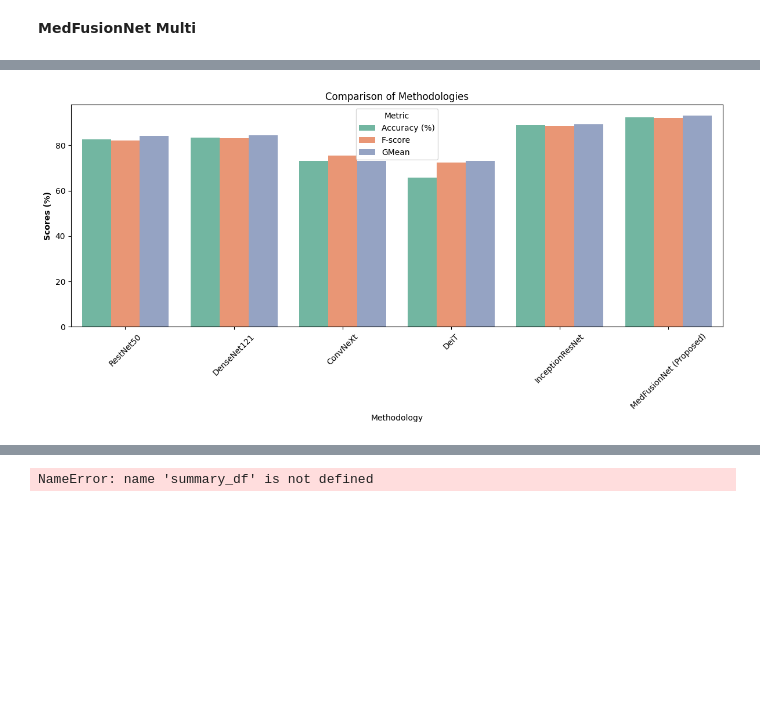
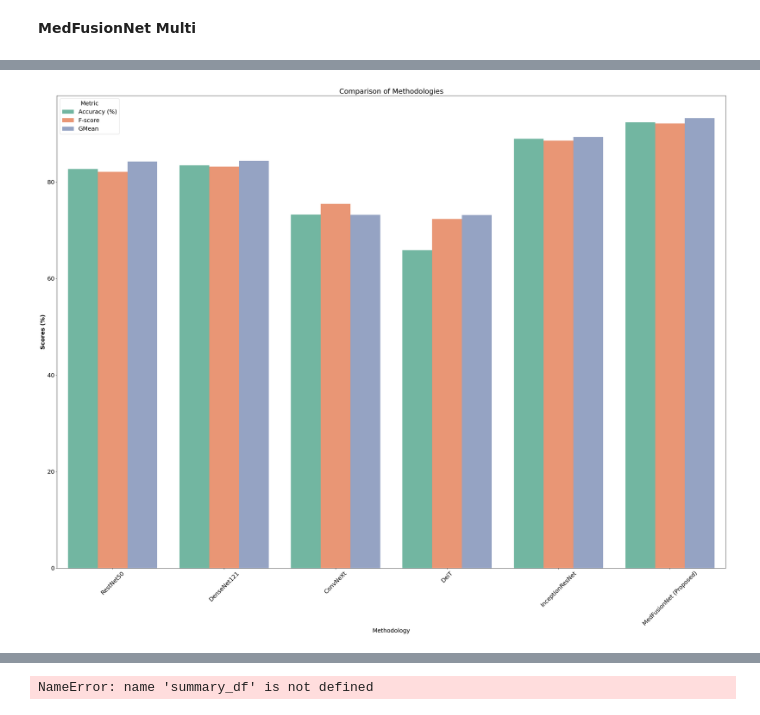
Before and after one commit to abhishekdixitg/MedFusionNet, a Jupyter notebook: MediFusionNet.ipynb, the cells around one changed output, grey strips where cells are left out. Drawn from its saved outputs; the diff is of its cells as text; code cells hidden in the pictures; blank space fills up the shorter version.

```diff
--- a/MediFusionNet.ipynb
+++ b/MediFusionNet.ipynb
@@ -320,6 +306,9 @@ NameError: name 'preds_binary' is not defined
 import seaborn as sns
 import pandas as pd
 import matplotlib.pyplot as plt
+import matplotlib as mpl
+import matplotlib.pyplot as plt
+from matplotlib.ticker import MultipleLocator,FormatStrFormatter,MaxNLocator
 
 # Data
 data = {
@@ -327,35 +316,40 @@ data = {
         "RestNet50",
         "DenseNet121",
         "ConvNeXt",
         "DeiT",
         "InceptionResNet",
         "MedFusionNet (Proposed)"
     ],
     'Accuracy (%)': [82.66, 83.46, 73.24, 65.86, 88.93, 92.34],
     'F-score': [82.11, 83.14, 75.43, 72.34, 88.56, 92.13],
     'GMean': [84.23, 84.34, 73.21, 73.12, 89.31, 93.22]
 }
 
 # Create a DataFrame
 df = pd.DataFrame(data)
 
 # Melt the DataFrame for Seaborn
 df_melted = df.melt(id_vars='Methodology', var_name='Metric', value_name='Score')
 
 # Create the bar plot
-plt.figure(figsize=(12, 6))
+font = {'weight': 'normal', 'size': 18}
+matplotlib.rc('font', **font)
+plt.figure(figsize=(30, 24))
 sns.barplot(x='Methodology', y='Score', hue='Metric', data=df_melted, palette='Set2')
 
 # Add labels and title
 plt.ylabel('Scores (%)', fontweight='bold')
 plt.title('Comparison of Methodologies')
 plt.xticks(rotation=45)
 plt.tight_layout()
 
+# Save the plot as a PNG file
+plt.savefig('bar_plot.png', format='png', dpi=300)
+
 # Show the plot
 plt.show()
 # %% [output]
-[figure, old version]
+[figure, new version]
 # %%
 import seaborn as sns
 import pandas as pd
```
Also changed, not shown: parts of 6 cells of this notebook.
